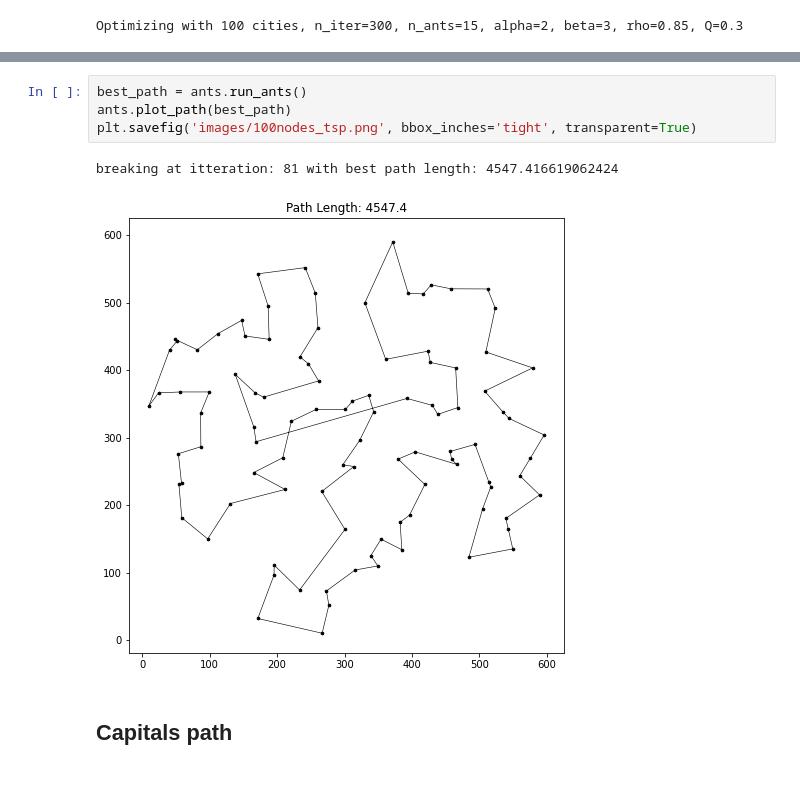
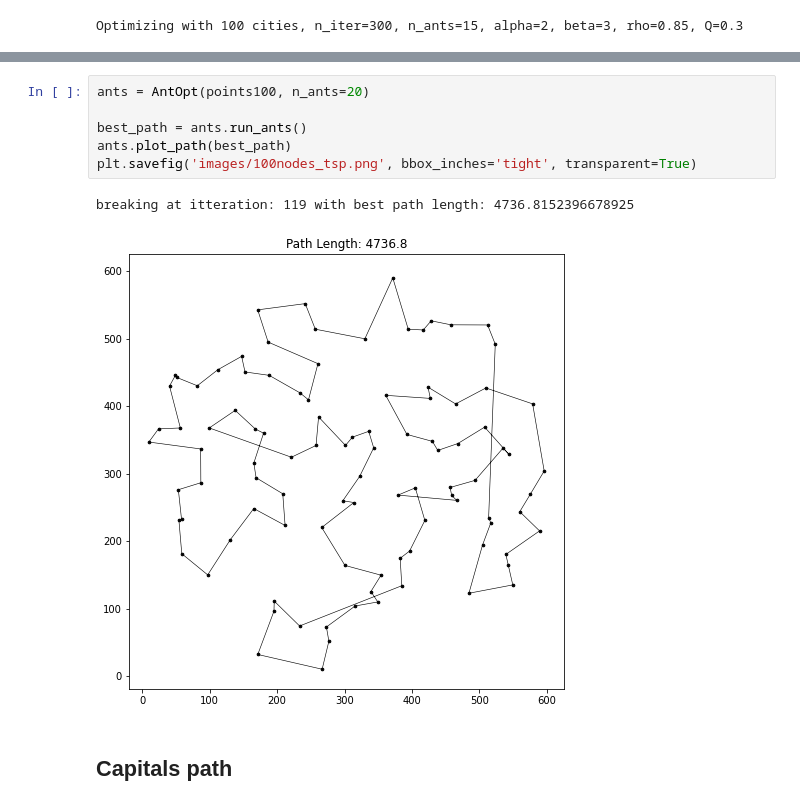
Before and after one commit to markd87/Ants, a Jupyter notebook: ants.ipynb, the cells around one changed output, grey strips where cells are left out. Saved outputs shown, nothing was run; the diff lists cells and outputs as text.

```diff
--- a/ants.ipynb
+++ b/ants.ipynb
@@ -225,10 +268,12 @@ Optimizing with 100 cities, n_iter=300, n_ants=15, alpha=2, beta=3, rho=0.85, Q=
 # %%
+ants = AntOpt(points100, n_ants=20)
+
 best_path = ants.run_ants()
 ants.plot_path(best_path)
 plt.savefig('images/100nodes_tsp.png', bbox_inches='tight', transparent=True)
 # %% [output]
-breaking at itteration: 81 with best path length: 4547.416619062424
+breaking at itteration: 119 with best path length: 4736.8152396678925
-[figure, old version]
+[figure, new version]
 # %% [markdown]
 ## Capitals path
 # %%
```
Also changed, not shown: parts of 6 cells of this notebook, 3 other files.
